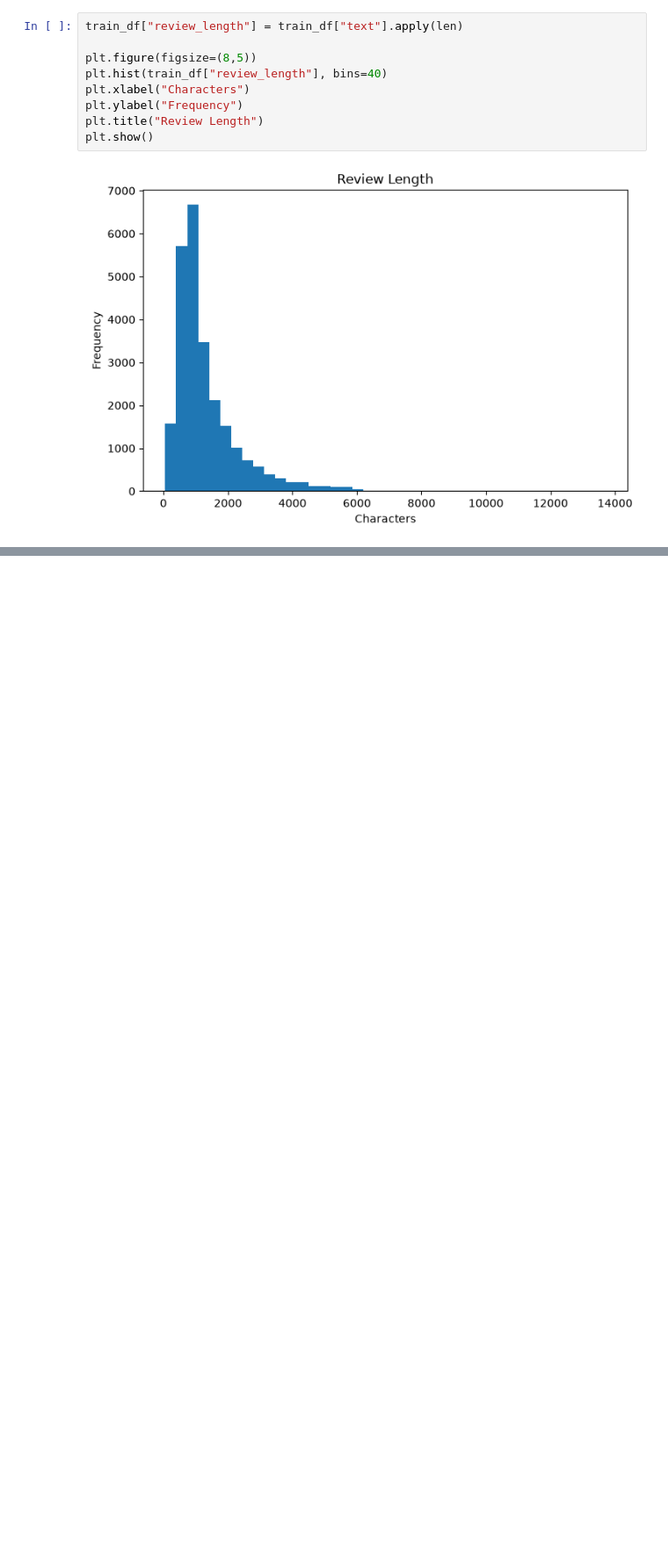
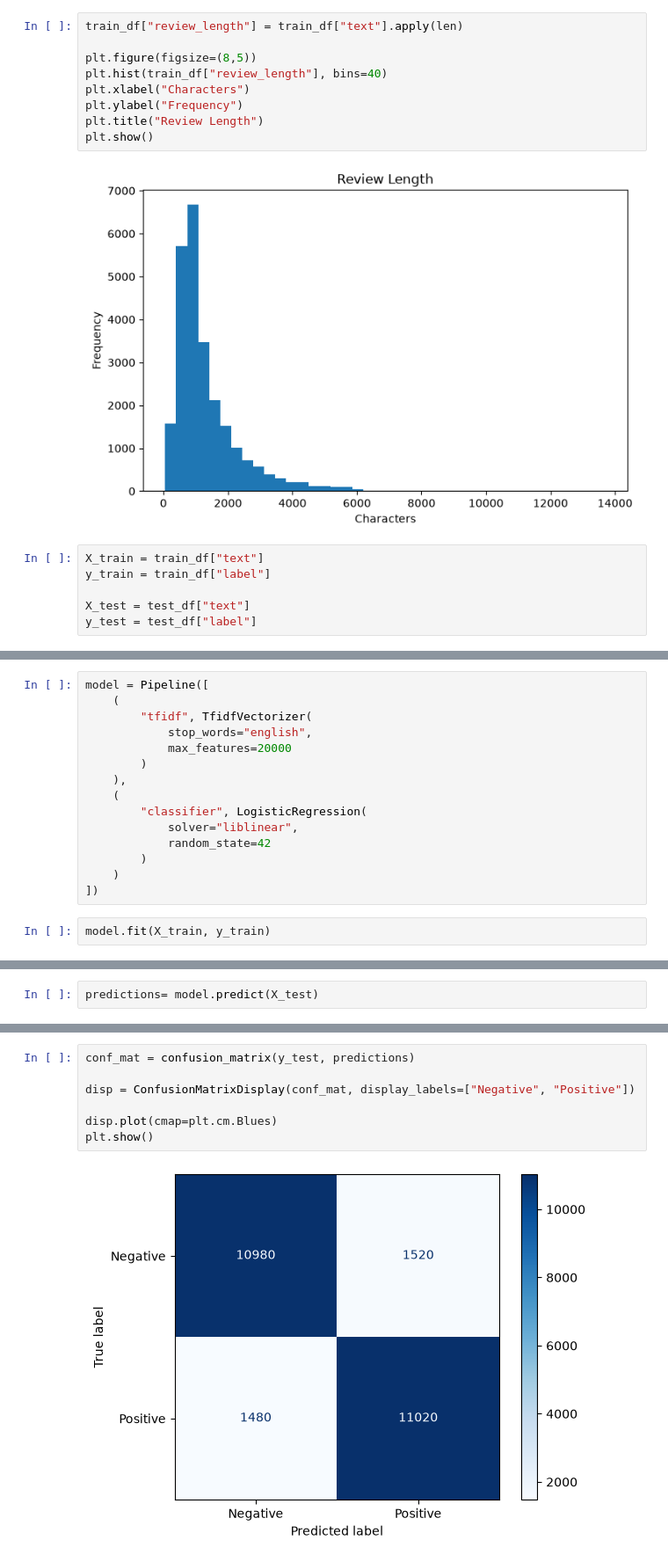
Before and after one commit to AnjaliSapkota/Sentiment-Analysis, a Jupyter notebook: analysis.ipynb, the cells around one changed output, grey strips where cells are left out. Shown at 88% size. Drawn from its saved outputs; the diff is of its cells as text; blank space fills up the shorter version.

Commit message:
feat: converted to TF-IDF vector + classification report  + confusion matrix

```diff
--- a/analysis.ipynb
+++ b/analysis.ipynb
@@ -77,3 +77,9 @@ plt.title("Review Length")
 plt.show()
 # %% [output]
 [figure]
+# %%
+X_train = train_df["text"]
+y_train = train_df["label"]
+
+X_test = test_df["text"]
+y_test = test_df["label"]
@@ -79,0 +91,17 @@ plt.show()
+# %%
+model = Pipeline([
+    (
+        "tfidf", TfidfVectorizer(
+            stop_words="english",
+            max_features=20000
+        )
+    ),
+    (
+        "classifier", LogisticRegression(
+            solver="liblinear",
+            random_state=42
+        )
+    )
+])
+# %%
+model.fit(X_train, y_train)
@@ -79,0 +113,2 @@ plt.show()
+# %%
+predictions= model.predict(X_test)
@@ -79,0 +135,9 @@ plt.show()
+# %%
+conf_mat = confusion_matrix(y_test, predictions)
+
+disp = ConfusionMatrixDisplay(conf_mat, display_labels=["Negative", "Positive"])
+
+disp.plot(cmap=plt.cm.Blues)
+plt.show()
+# %% [output]
+[figure, added]
```
Also changed, not shown: parts of 5 cells of this notebook.
